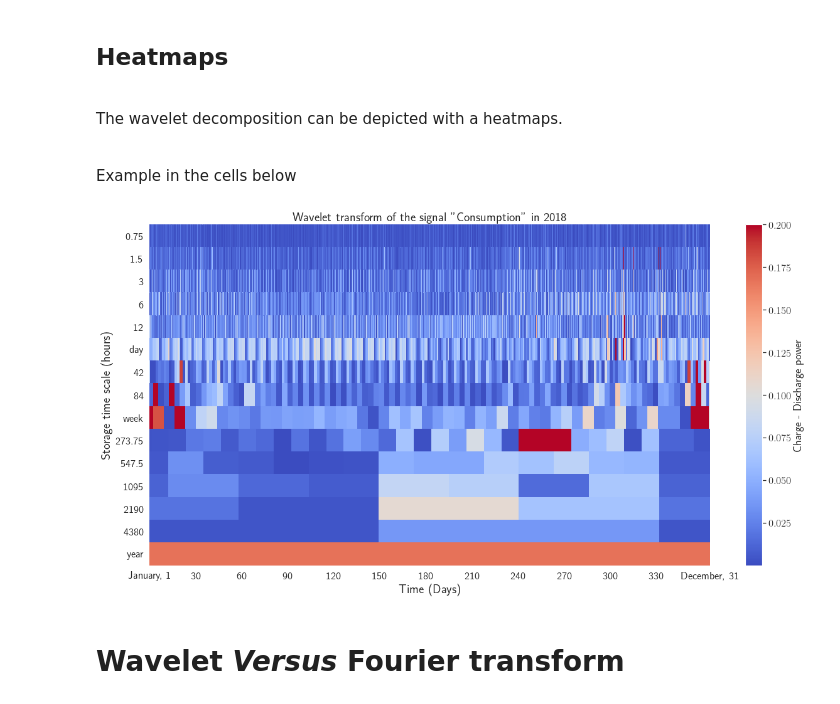
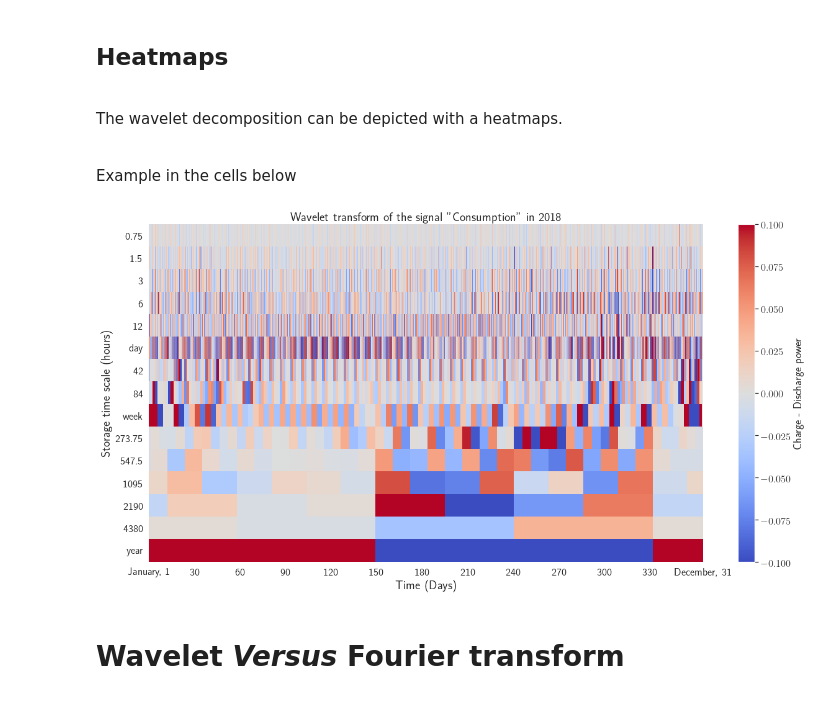
Before and after one commit to jus6du/wavelet_decomposition, a Jupyter notebook: tutorial.ipynb, the cells around one changed output. Drawn from its saved outputs; the diff is of its cells as text; code cells hidden in the pictures.

Commit message:
new heatmap display

```diff
--- a/tutorial.ipynb
+++ b/tutorial.ipynb
@@ -204,19 +204,19 @@ Example in the cells below
 # %%
 # First, select the year
 year = '2018'
 signal = 'Consumption'
 #
 df= preplotprocessing(vy, vw , vd, ndpd, dpy, signal, #Then the kind of signal. In this tutorial its either 'Consommation', 'Eolien' or 'Solaire
                       year, years,
                       saved_sheets_square, # Here is the datasheet you want to plot. This datasheet is returned by the function compute_betas(). Here is ploted the square decomposition
                       do_trans = trans_square) # Eventualy retranslate the decomposition to make it feet to the week, day and sesonal cycles
 
 plot_betas_heatmap(df, signal, year , ndpd,
-                      cmin= None,
-                      cmax= 0.2,
+                      cmin= -0.1,
+                      cmax= 0.1,
                     ccenter = None)
 # %% [output]
-[figure, old version]
+[figure, new version]
 # %% [markdown]
 # Wavelet _Versus_ Fourier transform
 # %%
```
Also changed, not shown: parts of 8 cells of this notebook.
